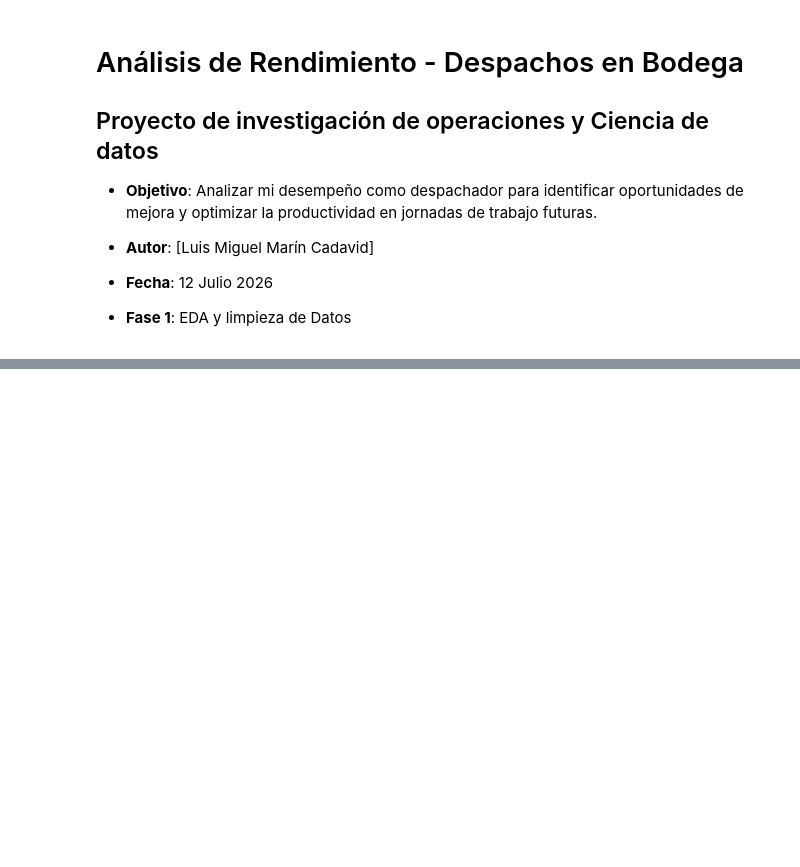
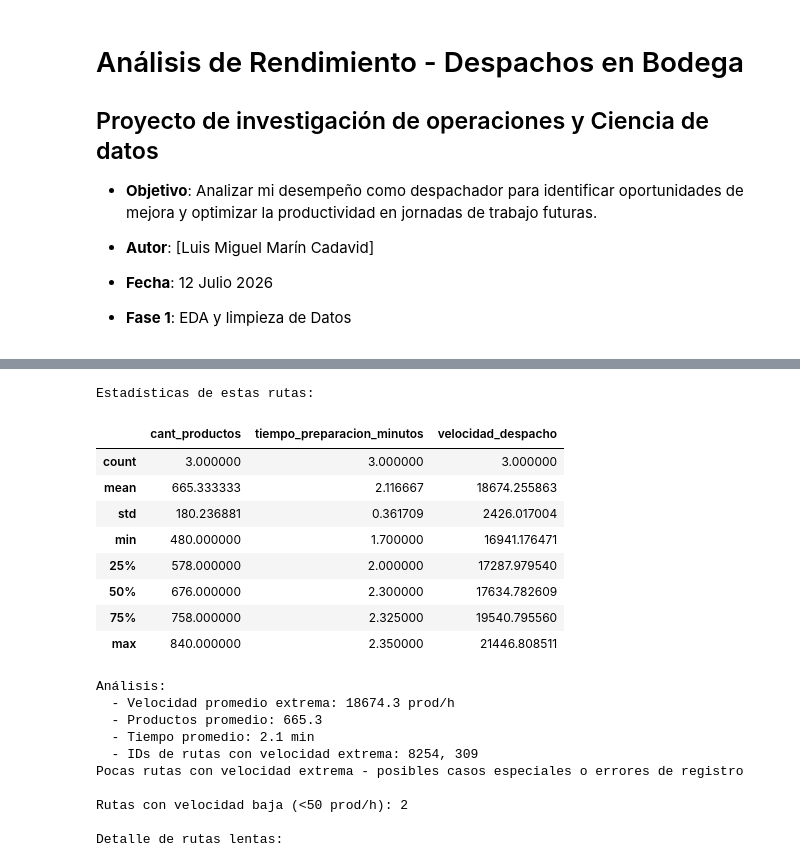
Before and after one commit to pixel-phy/optimizacion_despachos, a Jupyter notebook: notebooks/01_eda_cleaning.ipynb, the cells around one changed output, grey strips where cells are left out. Cells and saved outputs as stored; diff of their text form; code cells hidden in the pictures; blank space fills up the shorter version.

```diff
--- a/notebooks/01_eda_cleaning.ipynb
+++ b/notebooks/01_eda_cleaning.ipynb
@@ -74,0 +495,59 @@ Primeras 5 filas:
+# %%
+
+# Análisis de Outliers - Velocidades Extremas
+
+print("ANÁLISIS DE OUTLIERS - VELOCIDADES EXTREMAS")
+
+
+# Identificar velocidades extremadamente altas (> 10,000 prod/h)
+outliers_velocidad = df_clean[df_clean['velocidad_despacho'] > 10000]
+
+print(f"\nRutas con velocidad extrema (>10,000 prod/h): {len(outliers_velocidad)}")
+
+if len(outliers_velocidad) > 0:
+    print("\nDetalle de rutas con velocidad extrema:")
+    display(outliers_velocidad[[
+        'fecha', 'id_ruta', 'cant_productos',
+        'tiempo_preparacion_minutos', 'velocidad_despacho',
+        'mi_dificultad'
+    ]])
+
+    print("\nEstadísticas de estas rutas:")
+    display(outliers_velocidad[['cant_productos', 'tiempo_preparacion_minutos', 'velocidad_despacho']].describe())
+
+    print("\nAnálisis:")
+    print(f"  - Velocidad promedio extrema: {outliers_velocidad['velocidad_despacho'].mean():.1f} prod/h")
+    print(f"  - Productos promedio: {outliers_velocidad['cant_productos'].mean():.1f}")
+    print(f"  - Tiempo promedio: {outliers_velocidad['tiempo_preparacion_minutos'].mean():.1f} min")
+
+    # Verificar si son rutas consistentes o casos aislados
+    rutas_extremas = outliers_velocidad['id_ruta'].unique()
+    print(f"  - IDs de rutas con velocidad extrema: {', '.join([str(int(r)) for r in rutas_extremas])}")
+
+    if len(rutas_extremas) <= 3:
+        print("Pocas rutas con velocidad extrema - posibles casos especiales o errores de registro")
+    else:
+        print("Varias rutas con velocidad extrema - podría ser un patrón de eficiencia")
+else:
+    print("\nNo se encontraron rutas con velocidad extrema (>10,000 prod/h)")
+
+# Identificar velocidades inusualmente bajas (< 50 prod/h)
+outliers_lentos = df_clean[df_clean['velocidad_despacho'] < 50]
+
+print(f"\nRutas con velocidad baja (<50 prod/h): {len(outliers_lentos)}")
+
+if len(outliers_lentos) > 0:
+    print("\nDetalle de rutas lentas:")
+    display(outliers_lentos[[
+        'fecha', 'id_ruta', 'cant_productos',
+        'tiempo_preparacion_minutos', 'velocidad_despacho',
+        'mi_dificultad'
+    ]])
+
+    print("\nAnálisis de rutas lentas:")
+    print(f"  - Velocidad promedio baja: {outliers_lentos['velocidad_despacho'].mean():.1f} prod/h")
+    print(f"  - Productos promedio: {outliers_lentos['cant_productos'].mean():.1f}")
+    print(f"  - Tiempo promedio: {outliers_lentos['tiempo_preparacion_minutos'].mean():.1f} min")
+else:
+    print("\nNo se encontraron rutas con velocidad baja (<50 prod/h)")
+# %% [output]
@@ -74,0 +563,20 @@ Primeras 5 filas:
+Estadísticas de estas rutas:
+|  | cant_productos | tiempo_preparacion_minutos | velocidad_despacho |
+| count | 3.000000 | 3.000000 | 3.000000 |
+| mean | 665.333333 | 2.116667 | 18674.255863 |
+| std | 180.236881 | 0.361709 | 2426.017004 |
+| min | 480.000000 | 1.700000 | 16941.176471 |
+| 25% | 578.000000 | 2.000000 | 17287.979540 |
+| 50% | 676.000000 | 2.300000 | 17634.782609 |
+| 75% | 758.000000 | 2.325000 | 19540.795560 |
+| max | 840.000000 | 2.350000 | 21446.808511 |
+Análisis:
+  - Velocidad promedio extrema: 18674.3 prod/h
+  - Productos promedio: 665.3
+  - Tiempo promedio: 2.1 min
+  - IDs de rutas con velocidad extrema: 8254, 309
+Pocas rutas con velocidad extrema - posibles casos especiales o errores de registro
+
+Rutas con velocidad baja (<50 prod/h): 2
+
+Detalle de rutas lentas:
```
Also changed, not shown: parts of 24 cells of this notebook, 1 other file.
